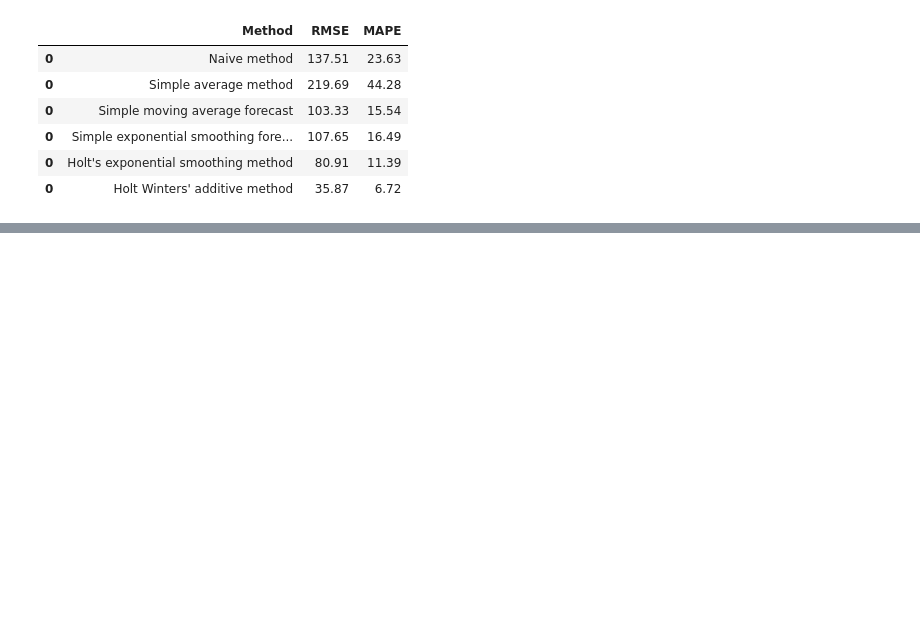
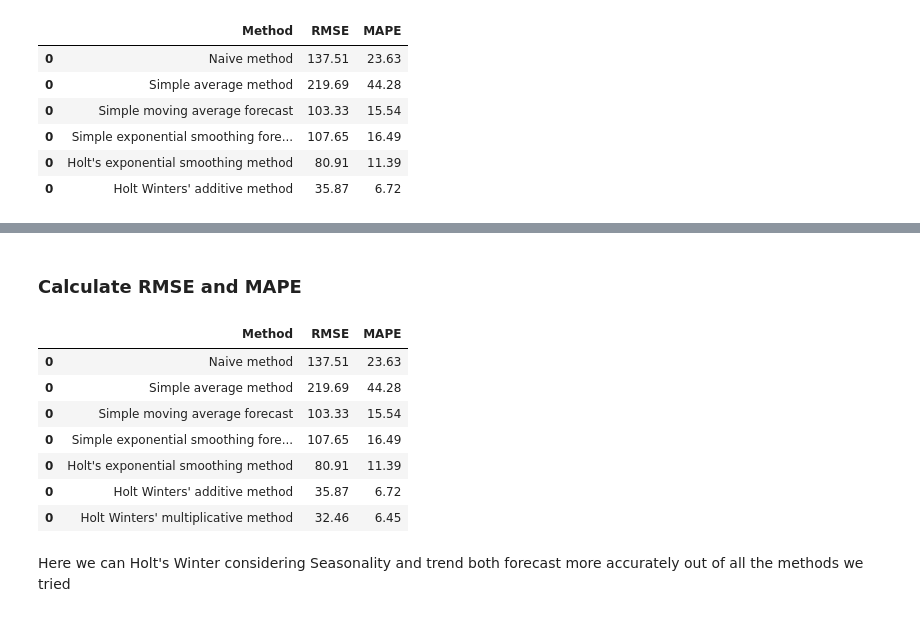
Before and after one commit to sanjanabansal1994/Time-Series-Analysis, a Jupyter notebook: Code.ipynb, the cells around one changed output, grey strips where cells are left out. Saved outputs shown, nothing was run; the diff lists cells and outputs as text; code cells hidden in the pictures; blank space fills up the shorter version.

```diff
--- a/Code.ipynb
+++ b/Code.ipynb
@@ -325,0 +349,21 @@ results
+# %% [markdown]
+### Calculate RMSE and MAPE
+# %%
+rmse = np.sqrt(mean_squared_error(test['Passengers'], y_hat_hwm['hw_forecast'])).round(2)
+mape = np.round(np.mean(np.abs(test['Passengers']-y_hat_hwm['hw_forecast'])/test['Passengers'])*100,2)
+
+tempResults = pd.DataFrame({'Method':['Holt Winters\' multiplicative method'], 'RMSE': [rmse],'MAPE': [mape] })
+results = pd.concat([results, tempResults])
+results = results[['Method', 'RMSE', 'MAPE']]
+results
+# %% [output]
+|  | Method | RMSE | MAPE |
+| 0 | Naive method | 137.51 | 23.63 |
+| 0 | Simple average method | 219.69 | 44.28 |
+| 0 | Simple moving average forecast | 103.33 | 15.54 |
+| 0 | Simple exponential smoothing fore... | 107.65 | 16.49 |
+| 0 | Holt's exponential smoothing method | 80.91 | 11.39 |
+| 0 | Holt Winters' additive method | 35.87 | 6.72 |
+| 0 | Holt Winters' multiplicative method | 32.46 | 6.45 |
+# %% [markdown]
+Here we can Holt's Winter considering Seasonality and trend both forecast more accurately out of all the methods we tried
```
Also changed, not shown: parts of 3 cells of this notebook.
